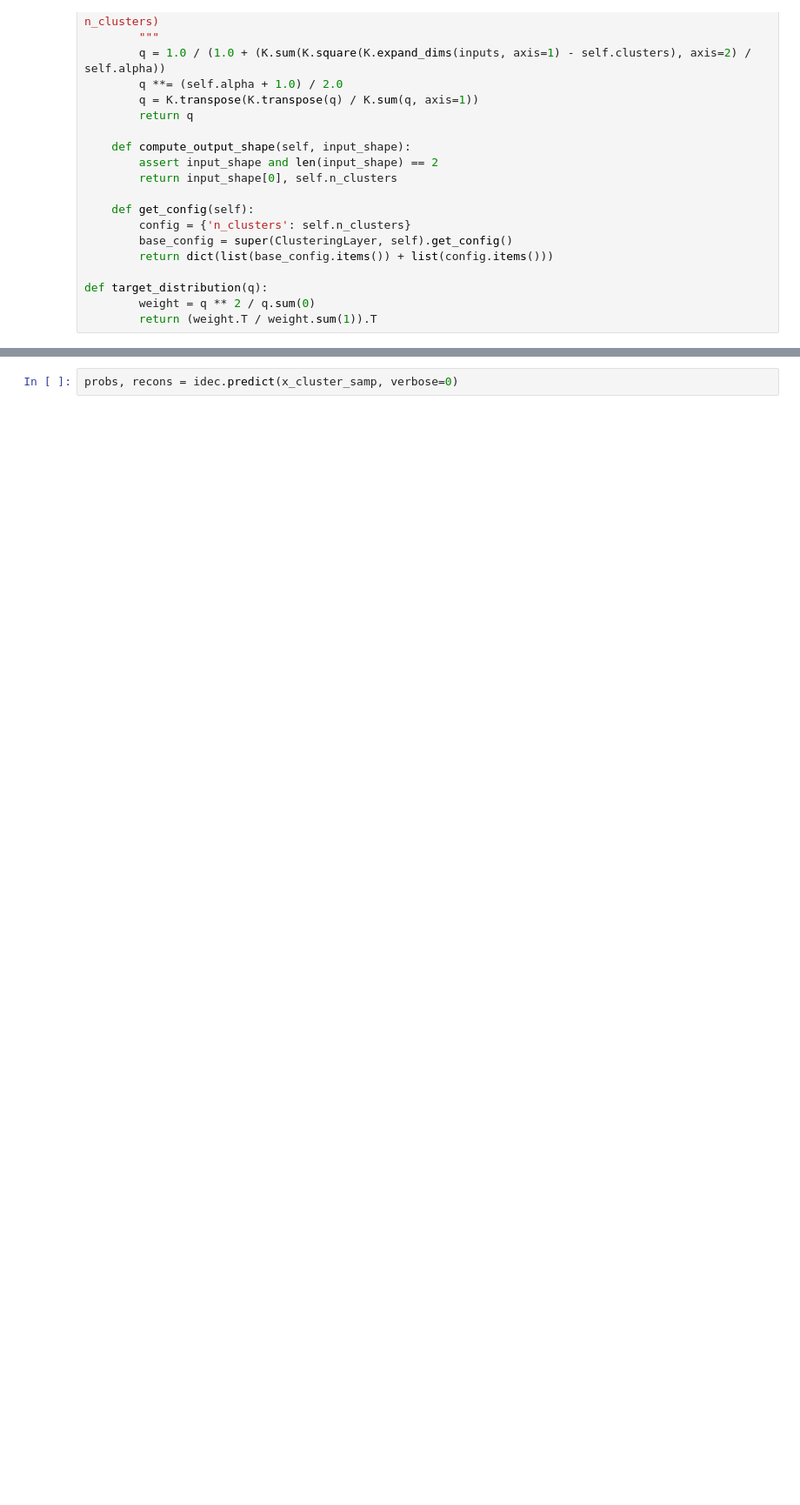
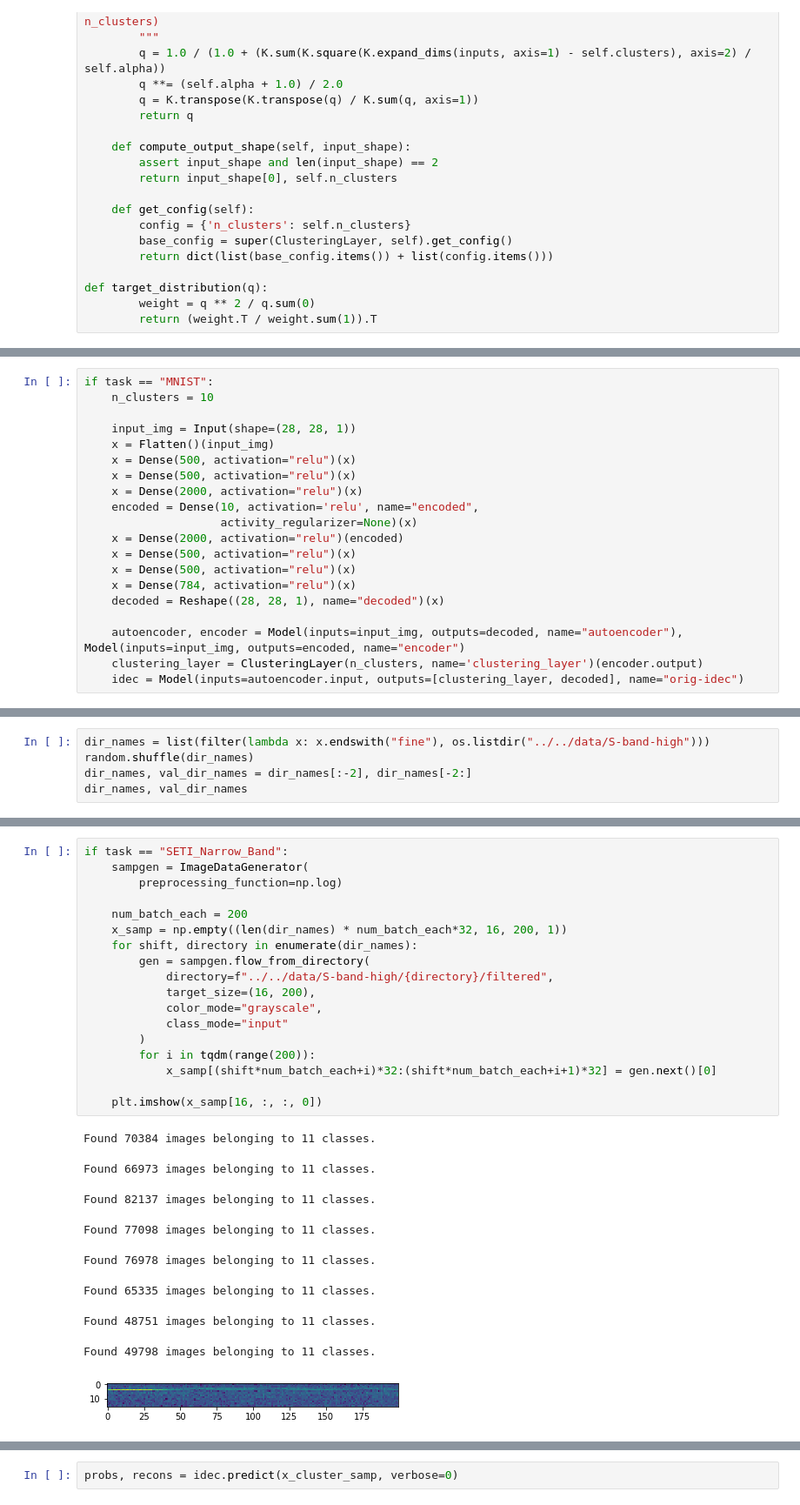
Before and after one commit to FX196/SETI-Energy-Detection, a Jupyter notebook: Autoencoder-GPU.ipynb, the cells around one changed output, grey strips where cells are left out. Shown at 87% size. Cells and saved outputs as stored; diff of their text form; blank space fills up the shorter version.

```diff
--- a/Autoencoder-GPU.ipynb
+++ b/Autoencoder-GPU.ipynb
@@ -191,3 +243,23 @@ idec = Model(inputs=autoencoder.input, outputs=[clustering_layer, decoded])
+# %%
+if task == "MNIST":
+    n_clusters = 10
+
+    input_img = Input(shape=(28, 28, 1))
+    x = Flatten()(input_img)
+    x = Dense(500, activation="relu")(x)
+    x = Dense(500, activation="relu")(x)
+    x = Dense(2000, activation="relu")(x)
+    encoded = Dense(10, activation='relu', name="encoded",
+                    activity_regularizer=None)(x)
+    x = Dense(2000, activation="relu")(encoded)
+    x = Dense(500, activation="relu")(x)
+    x = Dense(500, activation="relu")(x)
+    x = Dense(784, activation="relu")(x)
+    decoded = Reshape((28, 28, 1), name="decoded")(x)
+
+    autoencoder, encoder = Model(inputs=input_img, outputs=decoded, name="autoencoder"), Model(inputs=input_img, outputs=encoded, name="encoder")
+    clustering_layer = ClusteringLayer(n_clusters, name='clustering_layer')(encoder.output)
+    idec = Model(inputs=autoencoder.input, outputs=[clustering_layer, decoded], name="orig-idec")
 # %%
 idec.summary()
 # %% [output]
@@ -210,0 +287,5 @@ ________________________________________________________________________________
+# %%
+dir_names = list(filter(lambda x: x.endswith("fine"), os.listdir("../../data/S-band-high")))
+random.shuffle(dir_names)
+dir_names, val_dir_names = dir_names[:-2], dir_names[-2:]
+dir_names, val_dir_names
@@ -210,0 +302,28 @@ ________________________________________________________________________________
+# %%
+if task == "SETI_Narrow_Band":
+    sampgen = ImageDataGenerator(
+        preprocessing_function=np.log)
+
+    num_batch_each = 200
+    x_samp = np.empty((len(dir_names) * num_batch_each*32, 16, 200, 1))
+    for shift, directory in enumerate(dir_names):
+        gen = sampgen.flow_from_directory(
+            directory=f"../../data/S-band-high/{directory}/filtered",
+            target_size=(16, 200),
+            color_mode="grayscale",
+            class_mode="input"
+        )
+        for i in tqdm(range(200)):
+            x_samp[(shift*num_batch_each+i)*32:(shift*num_batch_each+i+1)*32] = gen.next()[0]
+
+    plt.imshow(x_samp[16, :, :, 0])
+# %% [output]
+Found 70384 images belonging to 11 classes.
+Found 66973 images belonging to 11 classes.
+Found 82137 images belonging to 11 classes.
+Found 77098 images belonging to 11 classes.
+Found 76978 images belonging to 11 classes.
+Found 65335 images belonging to 11 classes.
+Found 48751 images belonging to 11 classes.
+Found 49798 images belonging to 11 classes.
+[figure, added]
```
Also changed, not shown: parts of 78 cells of this notebook.
